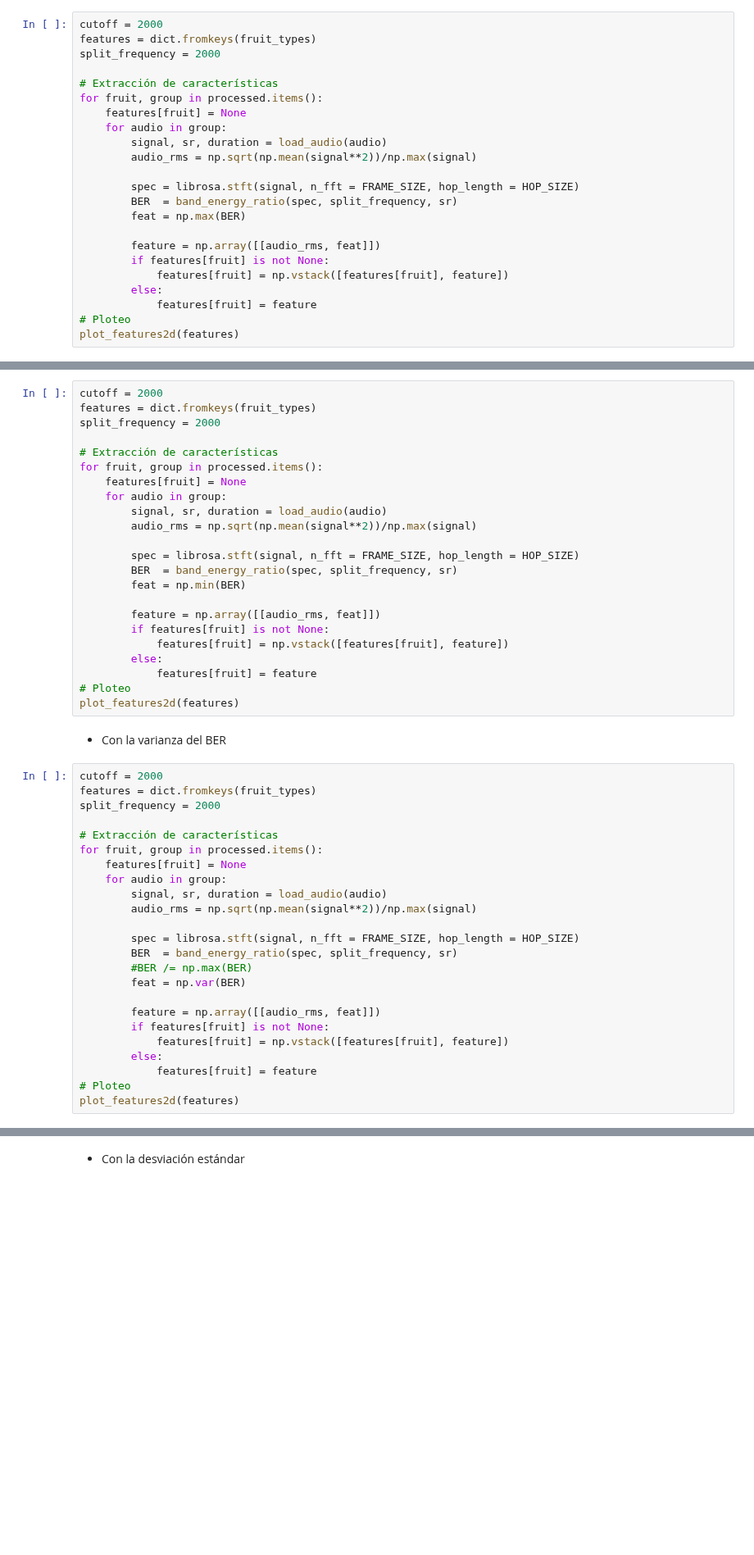
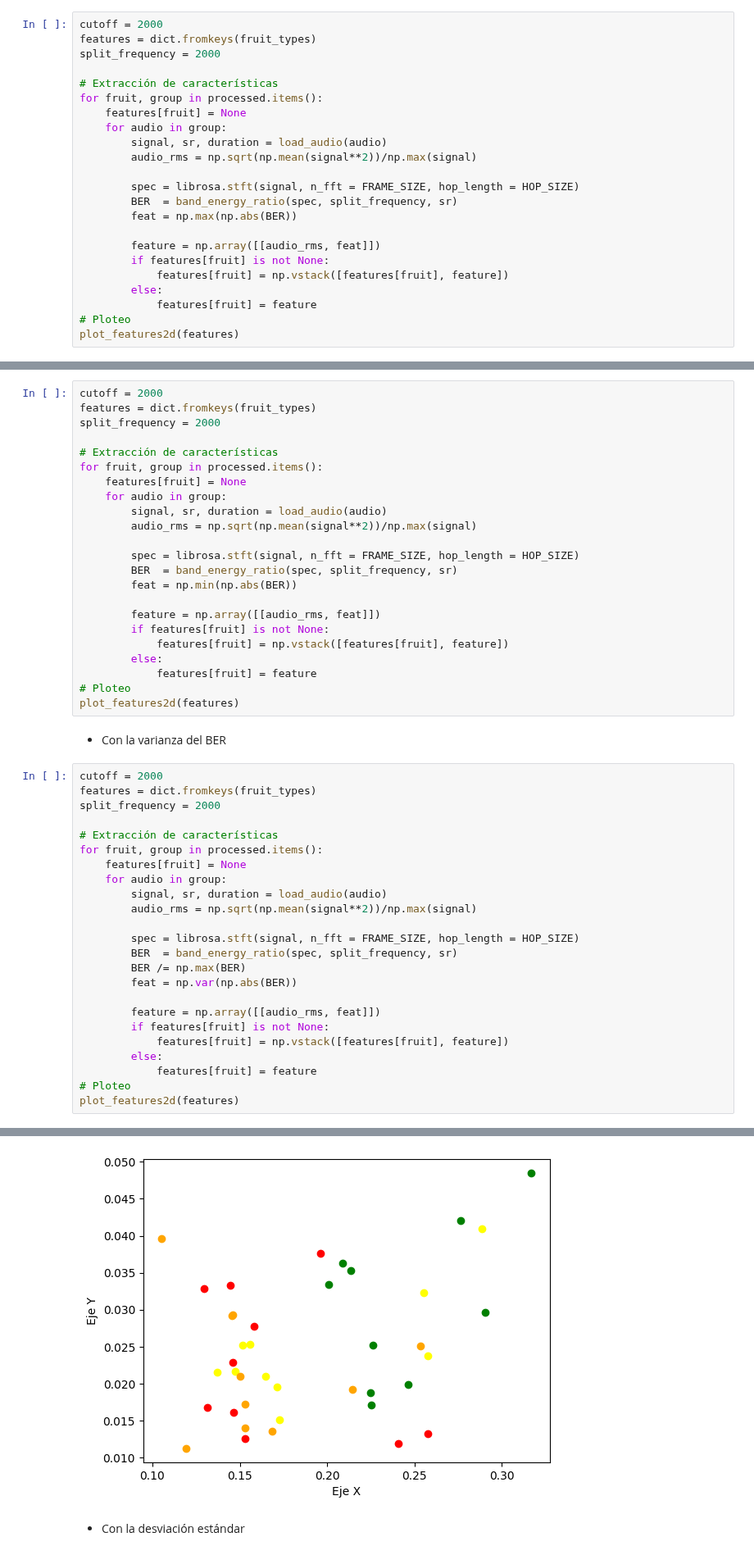
Before and after one commit to Juan2000-coder/Speech_Recognition, a Jupyter notebook: implemetation/first_aproximation/5-BER_rms.ipynb, the cells around one changed output, grey strips where cells are left out. Shown at 82% size. Drawn from its saved outputs; the diff is of its cells as text; blank space fills up the shorter version.

```diff
--- a/implemetation/first_aproximation/5-BER_rms.ipynb
+++ b/implemetation/first_aproximation/5-BER_rms.ipynb
@@ -269,7 +269,7 @@ for fruit, group in processed.items():
 
         spec = librosa.stft(signal, n_fft = FRAME_SIZE, hop_length = HOP_SIZE)
         BER  = band_energy_ratio(spec, split_frequency, sr)
-        feat = np.max(BER)
+        feat = np.max(np.abs(BER))
 
         feature = np.array([[audio_rms, feat]])
         if features[fruit] is not None:
@@ -294,7 +294,7 @@ for fruit, group in processed.items():
 
         spec = librosa.stft(signal, n_fft = FRAME_SIZE, hop_length = HOP_SIZE)
         BER  = band_energy_ratio(spec, split_frequency, sr)
-        feat = np.min(BER)
+        feat = np.min(np.abs(BER))
 
         feature = np.array([[audio_rms, feat]])
         if features[fruit] is not None:
@@ -319,8 +319,8 @@ for fruit, group in processed.items():
 
         spec = librosa.stft(signal, n_fft = FRAME_SIZE, hop_length = HOP_SIZE)
         BER  = band_energy_ratio(spec, split_frequency, sr)
-        #BER /= np.max(BER)
-        feat = np.var(BER)
+        BER /= np.max(BER)
+        feat = np.var(np.abs(BER))
 
         feature = np.array([[audio_rms, feat]])
         if features[fruit] is not None:
@@ -329,3 +329,4 @@ for fruit, group in processed.items():
             features[fruit] = feature
 # Ploteo
 plot_features2d(features)
+# %% [output]
@@ -332,3 +334,4 @@ plot_features2d(features)
+[figure, added]
 # %% [markdown]
 - Con la desviación estándar
 # %%
```
Also changed, not shown: parts of 3 cells of this notebook, 1 other file.
